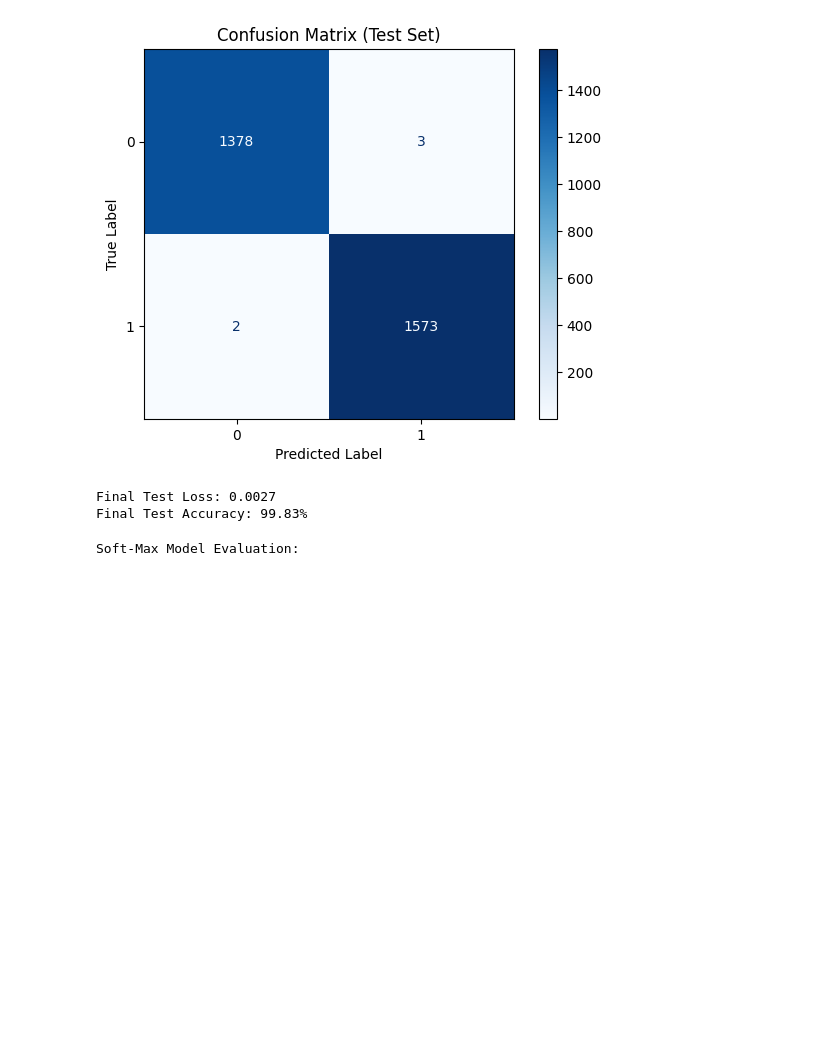
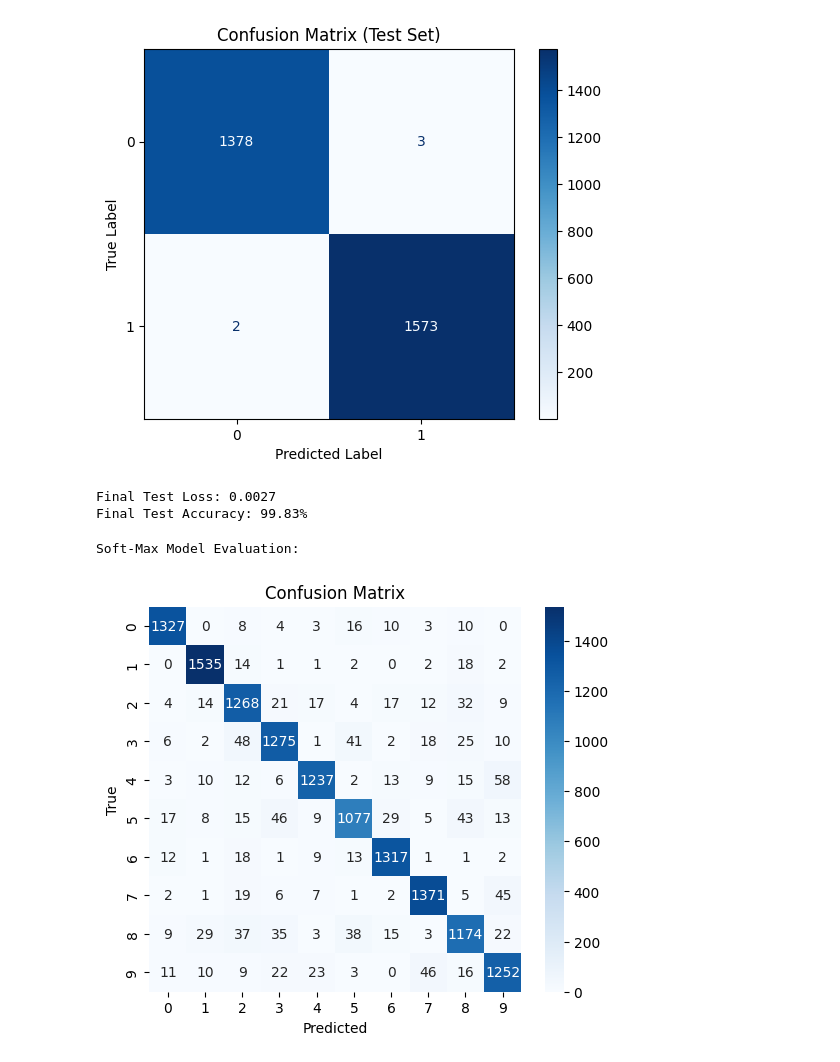
Before and after one commit to AhmedAlaa8100/ML-Logistic_Regression-Neural_Networks, a Jupyter notebook: Comparisons.ipynb, the cells around one changed output. Cells and saved outputs as stored; diff of their text form; code cells hidden in the pictures; blank space fills up the shorter version.

```diff
--- a/Comparisons.ipynb
+++ b/Comparisons.ipynb
@@ -151,9 +159,10 @@ Final Test Loss: 0.0027
 Final Test Accuracy: 99.83%
 # %%
 print("Soft-Max Model Evaluation:")
-softmax_acc=softmax_model.evaluate(test_loader)
+_, softmax_acc=softmax_model.evaluate(test_loader)
 # %% [output]
 Soft-Max Model Evaluation:
+[figure, added]
 # %%
 ## Evaluate the best model
 print("Neural Network Model Evaluation:")
```
Also changed, not shown: parts of 15 cells of this notebook, 4 other files.
